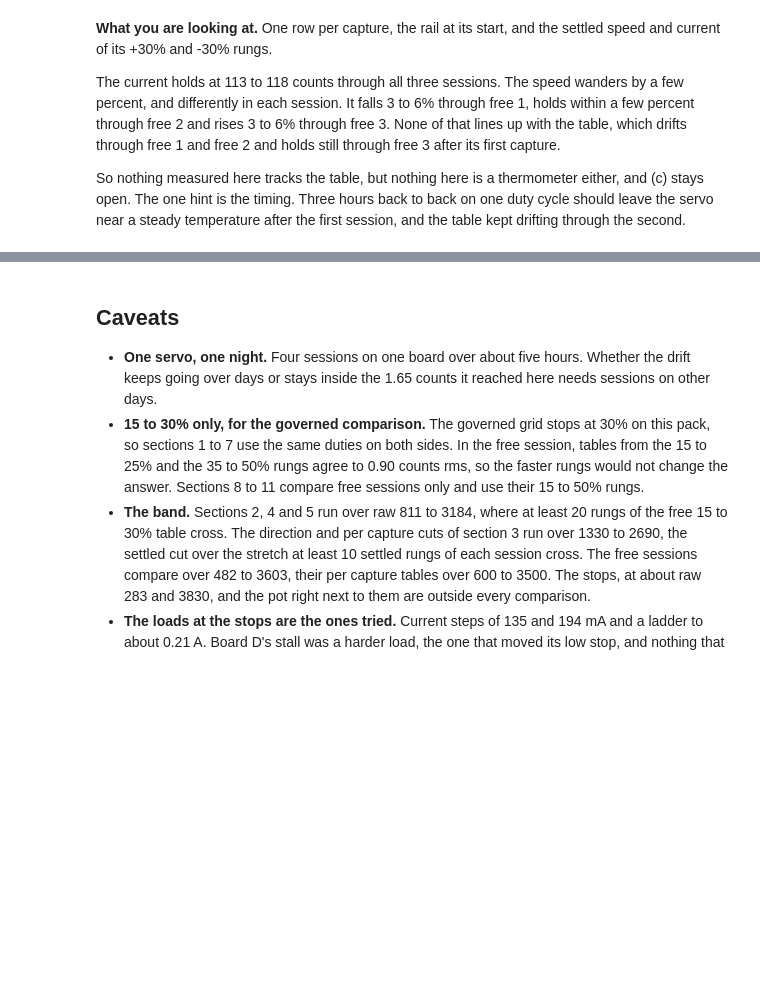
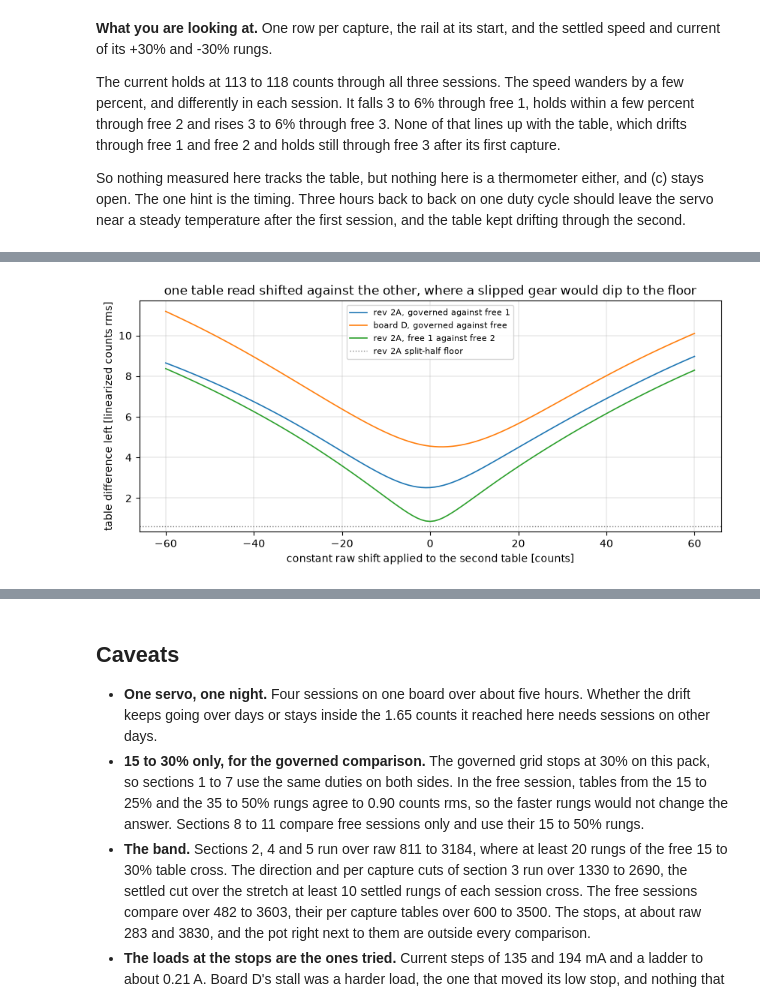
Before and after one commit to OpenServoCore/open-servo-core, a Jupyter notebook: notebooks/12-pot-table-free-vs-governed.ipynb, the cells around one changed output, grey strips where cells are left out. Drawn from its saved outputs; the diff is of its cells as text; code cells hidden in the pictures; blank space fills up the shorter version.

Commit message:
notebooks: strip board-D history and test the gear-slip candidate in 12

```diff
--- a/notebooks/12-pot-table-free-vs-governed.ipynb
+++ b/notebooks/12-pot-table-free-vs-governed.ipynb
@@ -1012,0 +1032,52 @@ steady temperature after the first session, and the table kept drifting through
+# %%
+SHIFTS = np.arange(-60, 61)          # raw counts; a slip of a few degrees at the output is tens of counts
+
+
+def inner(x, edge=60):
+    # Keep the shifted read inside the band both tables were fitted over.
+    return x[(x >= x[0] + edge) & (x <= x[-1] - edge)]
+
+
+def shifted(ta, tb, shift, x):
+    # tb's shape read at raw counts moved by a constant, against ta's, offset and slope removed
+    d = (ta.counts(x) - x) - (tb.counts(x + shift) - (x + shift))
+    return d - np.polyval(np.polyfit(x, d, 1), x)
+
+
+def slip_test(name, ta, tb, x, floor):
+    x = inner(x)
+    r = np.array([shifted(ta, tb, s, x).std() for s in SHIFTS])
+    k = int(np.argmin(r))
+    return {"pair": name, "rms, no shift (offset and slope removed)": r[SHIFTS == 0][0], "best shift [raw counts]": int(SHIFTS[k]),
+            "rms at the best shift": r[k], "split-half floor": floor,
+            "best over floor": r[k] / floor}
+
+
+floor_2a = np.mean([gaps["governed, captures 1, 3, 5 against 2, 4"].std(), gaps["free, captures 1, 3, 5 against 2, 4"].std()])
+floor_free = np.mean([h.std() for h in H.values()])
+try:
+    floor_d = np.mean([halves(rs, BAND).std() for rs in (DF, DG)])
+except AssertionError:
+    floor_d = np.nan                 # a half of a board D session does not cover the band
+SLIP = pd.DataFrame([
+    slip_test("rev 2A, governed against free 1 (the open step)", T["2A free"], T["2A governed"], X, floor_2a),
+    slip_test("board D, governed against free", TD["D governed"], TD["D free"], X, floor_d),
+    slip_test("rev 2A, free 1 against free 2 (nothing between)", FT["free 2"], FT["free 1"], XF, floor_free),
+    slip_test("rev 2A, free 2 against free 3 (stop holds between)", FT["free 3"], FT["free 2"], XF, floor_free),
+]).set_index("pair")
+display(SLIP.round(2))
+
+fig, ax = plt.subplots(figsize=(10, 4))
+for name, (ta, tb, x) in {"rev 2A, governed against free 1": (T["2A free"], T["2A governed"], X),
+                          "board D, governed against free": (TD["D governed"], TD["D free"], X),
+                          "rev 2A, free 1 against free 2": (FT["free 2"], FT["free 1"], XF)}.items():
+    xi = inner(x)
+    ax.plot(SHIFTS, [shifted(ta, tb, s, xi).std() for s in SHIFTS], lw=1.2, label=name)
+ax.axhline(floor_2a, color="0.5", ls=":", lw=1, label="rev 2A split-half floor")
+ax.set_xlabel("constant raw shift applied to the second table [counts]")
+ax.set_ylabel("table difference left [linearized counts rms]")
+ax.set_title("one table read shifted against the other, where a slipped gear would dip to the floor")
+ax.legend(fontsize=8)
+ax.grid(True, lw=0.3)
+plt.show()
+# %% [output]
@@ -1012,0 +1090 @@ steady temperature after the first session, and the table kept drifting through
+[figure, added]
```
Also changed, not shown: parts of 7 cells of this notebook, 9 other files.
